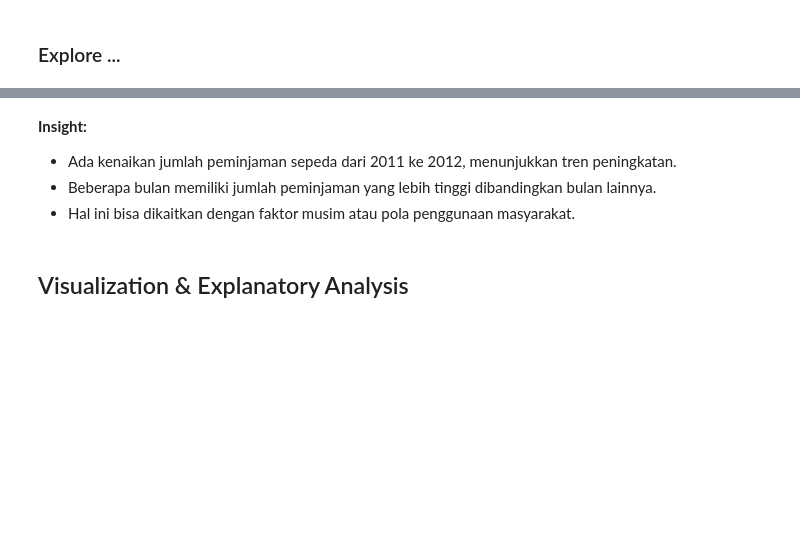
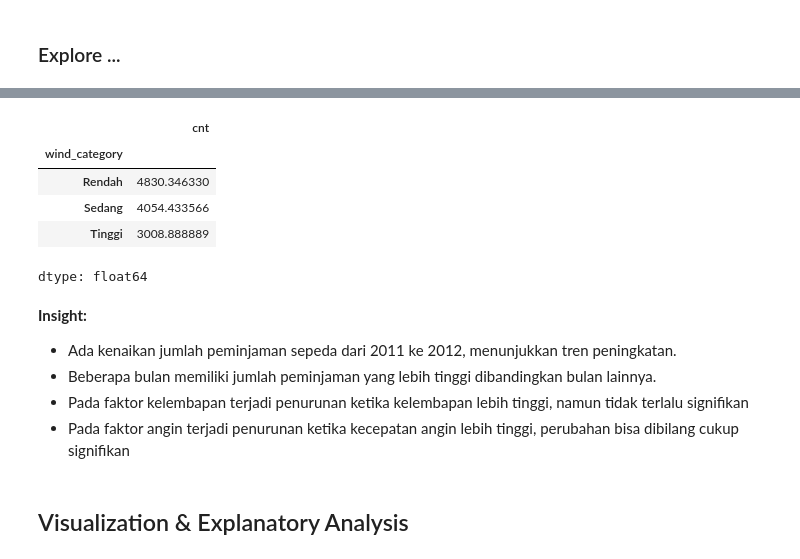
Before and after one commit to RivaroFarrelino/bike-sharing-analysis-dashboard, a Jupyter notebook: notebook.ipynb, the cells around one changed output, grey strips where cells are left out. Drawn from its saved outputs; the diff is of its cells as text; code cells hidden in the pictures; blank space fills up the shorter version.

```diff
--- a/notebook.ipynb
+++ b/notebook.ipynb
@@ -271,8 +314,18 @@ windspeed_avg = day_df.groupby("wind_category")["cnt"].mean()
+# %%
+windspeed_avg
+# %% [output]
+|  | cnt |
+| wind_category |  |
+| Rendah | 4830.346330 |
+| Sedang | 4054.433566 |
+| Tinggi | 3008.888889 |
+dtype: float64
 # %% [markdown]
 **Insight:**
 - Ada kenaikan jumlah peminjaman sepeda dari 2011 ke 2012, menunjukkan tren peningkatan.
 - Beberapa bulan memiliki jumlah peminjaman yang lebih tinggi dibandingkan bulan lainnya.
-- Hal ini bisa dikaitkan dengan faktor musim atau pola penggunaan masyarakat.
+- Pada faktor kelembapan terjadi penurunan ketika kelembapan lebih tinggi, namun tidak terlalu signifikan
+- Pada faktor angin terjadi penurunan ketika kecepatan angin lebih tinggi, perubahan bisa dibilang cukup signifikan
 # %% [markdown]
 ## Visualization & Explanatory Analysis
 # %% [markdown]
```
Also changed, not shown: parts of 4 cells of this notebook.
